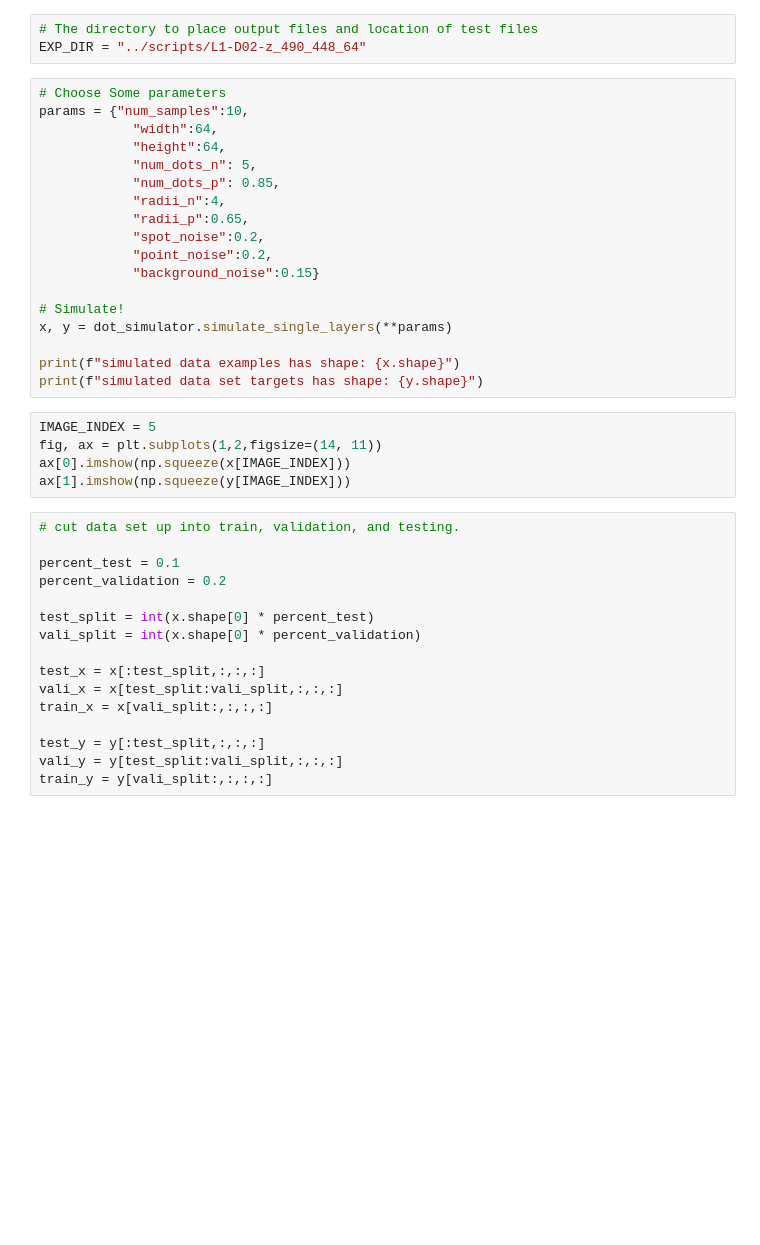
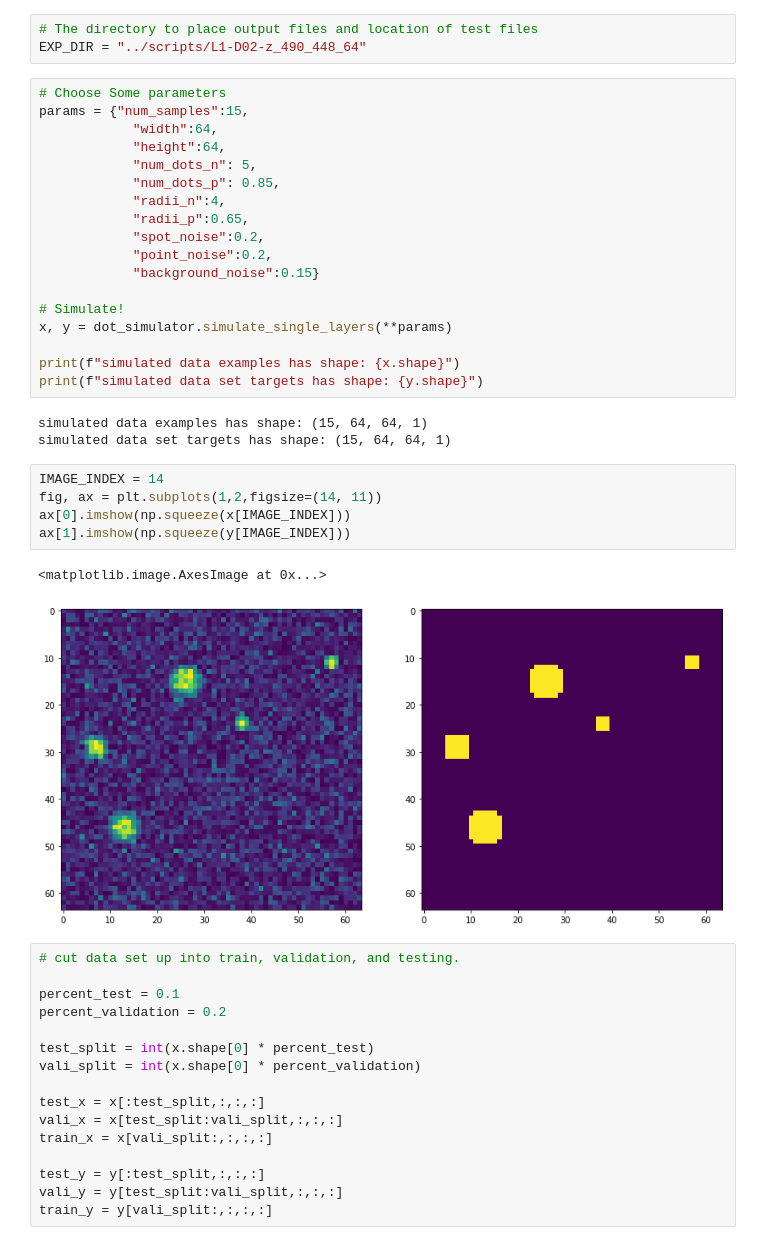
Before and after one commit to jgallowa07/Spot-Detection, a Jupyter notebook: Notebooks/train_spot.ipynb, the cells around one changed output. Drawn from its saved outputs; the diff is of its cells as text; blank space fills up the shorter version.

```diff
--- a/Notebooks/train_spot.ipynb
+++ b/Notebooks/train_spot.ipynb
@@ -38,7 +58,7 @@ help(dot_simulator.simulate_single_layers)
 EXP_DIR = "../scripts/L1-D02-z_490_448_64"
 # %%
 # Choose Some parameters
-params = {"num_samples":10,
+params = {"num_samples":15,
             "width":64,
             "height":64,
             "num_dots_n": 5,
@@ -54,11 +74,17 @@ x, y = dot_simulator.simulate_single_layers(**params)
 
 print(f"simulated data examples has shape: {x.shape}")
 print(f"simulated data set targets has shape: {y.shape}")
+# %% [output]
+simulated data examples has shape: (15, 64, 64, 1)
+simulated data set targets has shape: (15, 64, 64, 1)
 # %%
-IMAGE_INDEX = 5
+IMAGE_INDEX = 14
 fig, ax = plt.subplots(1,2,figsize=(14, 11))
 ax[0].imshow(np.squeeze(x[IMAGE_INDEX]))
 ax[1].imshow(np.squeeze(y[IMAGE_INDEX]))
+# %% [output]
+<matplotlib.image.AxesImage at 0x...>
+[figure, added]
 # %%
 # cut data set up into train, validation, and testing.
 
```
Also changed, not shown: parts of 6 cells of this notebook, 1 other file.
